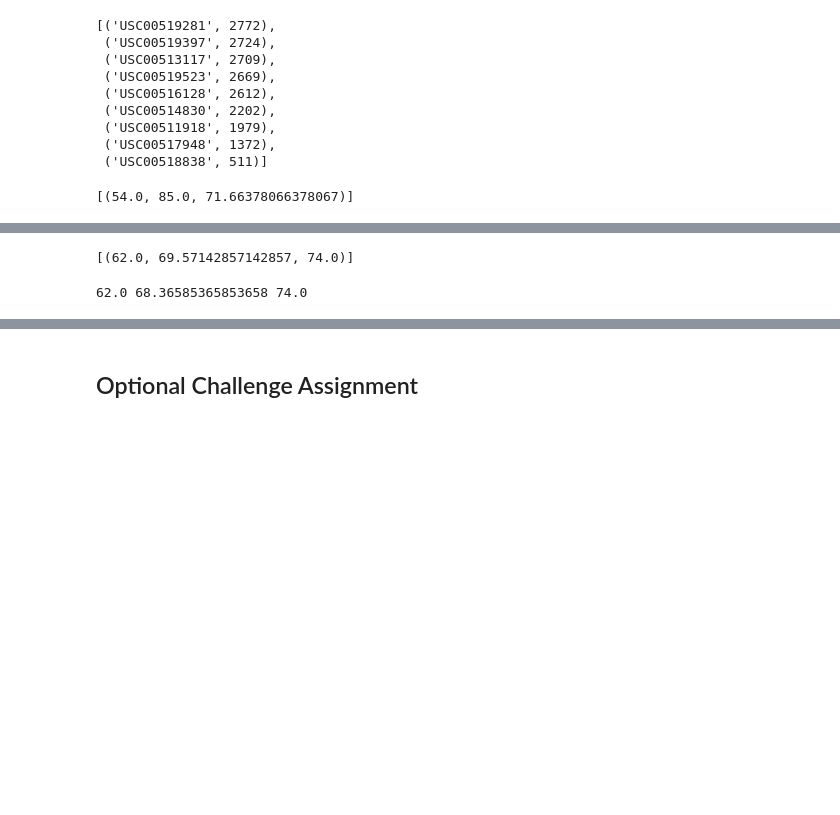
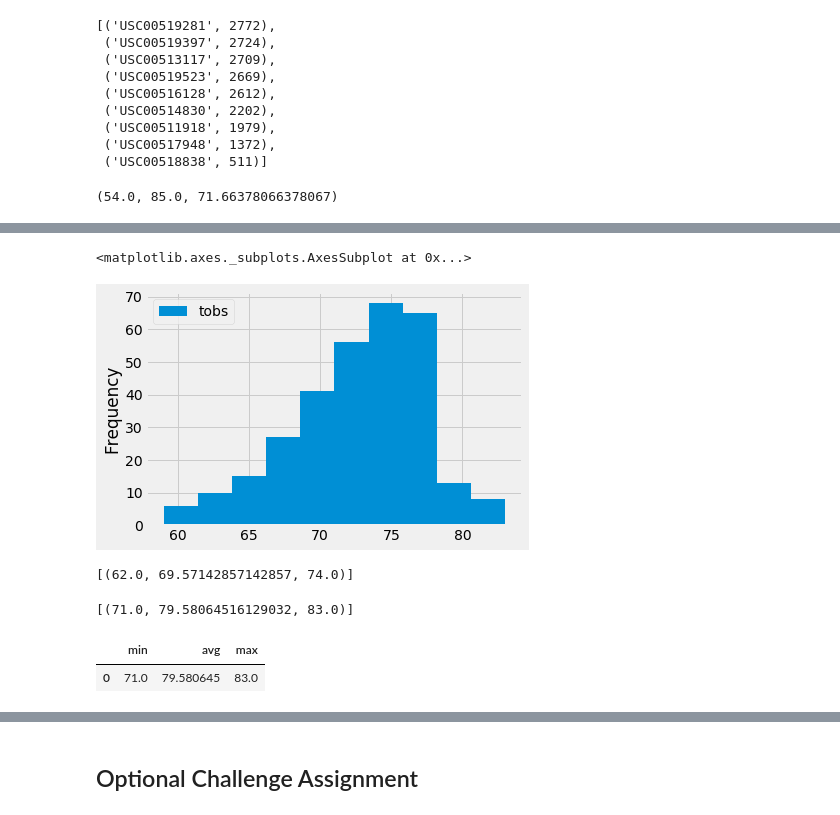
Before and after one commit to christineton/Climate-Analysis-and-App, a Jupyter notebook: homework/climate_starter.ipynb, the cells around one changed output, grey strips where cells are left out. Saved outputs shown, nothing was run; the diff lists cells and outputs as text; code cells hidden in the pictures; blank space fills up the shorter version.

```diff
--- a/homework/climate_starter.ipynb
+++ b/homework/climate_starter.ipynb
@@ -203,6 +218,8 @@ data_df.describe()
 # %%
 # What are the most active stations?
 # List the stations and the counts in descending order.
+stations = session.query(Measurement.station, func.count(Measurement.tobs)).group_by(Measurement.station).order_by(func.count(Measurement.date).desc()).all()
+stations
 # %% [output]
 [('USC00519281', 2772),
  ('USC00519397', 2724),
@@ -216,9 +233,17 @@ data_df.describe()
 # %%
 # Using the station id from the previous query, calculate the lowest temperature recorded,
 # highest temperature recorded, and average temperature most active station?
+most_active = stations[0][0]
+record = [func.min(Measurement.tobs), func.max(Measurement.tobs), func.avg(Measurement.tobs)]
+session.query(*record).filter(Measurement.station == most_active).first()
 # %% [output]
-[(54.0, 85.0, 71.66378066378067)]
+(54.0, 85.0, 71.66378066378067)
 # %%
 # Choose the station with the highest number of temperature observations.
 # Query the last 12 months of temperature observation data for this station and plot the results as a histogram
+highest_tobs = session.query(Measurement.tobs).filter(Measurement.date > query_date_2yearsago).filter(Measurement.station == most_active).all()
+
+df_highest_tobs = pd.DataFrame(highest_tobs, columns = ["tobs"])
+df_highest_tobs
+df_highest_tobs.plot(kind="hist")
 # %% [output]
@@ -227,3 +250,5 @@ data_df.describe()
+<matplotlib.axes._subplots.AxesSubplot at 0x...>
+[figure, added]
 # %%
 # Write a function called `calc_temps` that will accept start date and end date in the format '%Y-%m-%d'
 # and return the minimum, average, and maximum temperatures for that range of dates
@@ -246,8 +271,21 @@ print(calc_temps('2012-02-28', '2012-03-05'))
 # %%
 # Use your previous function `calc_temps` to calculate the tmin, tavg, and tmax
 # for your trip using the previous year's data for those same dates.
+new_start_date = dt.date(2017, 8, 2)
+new_end_date = dt.date(2017, 8, 9)
+def calc_temps(start_date, end_date):
+    return session.query(func.min(Measurement.tobs), func.avg(Measurement.tobs), func.max(Measurement.tobs)).\
+        filter(Measurement.date >= new_start_date).filter(Measurement.date <= new_end_date).all()
+
+print(calc_temps ('2017-08-02', '2017-08-09'))
 # %% [output]
-62.0 68.36585365853658 74.0
+[(71.0, 79.58064516129032, 83.0)]
+# %%
+temp_df = pd.DataFrame(calc_temps ('2017-08-02', '2017-08-09'), columns=['min', 'avg', 'max'])
+temp_df
+# %% [output]
+|  | min | avg | max |
+| 0 | 71.0 | 79.580645 | 83.0 |
 # %%
 # Plot the results from your previous query as a bar chart.
 # Use "Trip Avg Temp" as your Title
```
Also changed, not shown: parts of 5 cells of this notebook, 5 other files.
